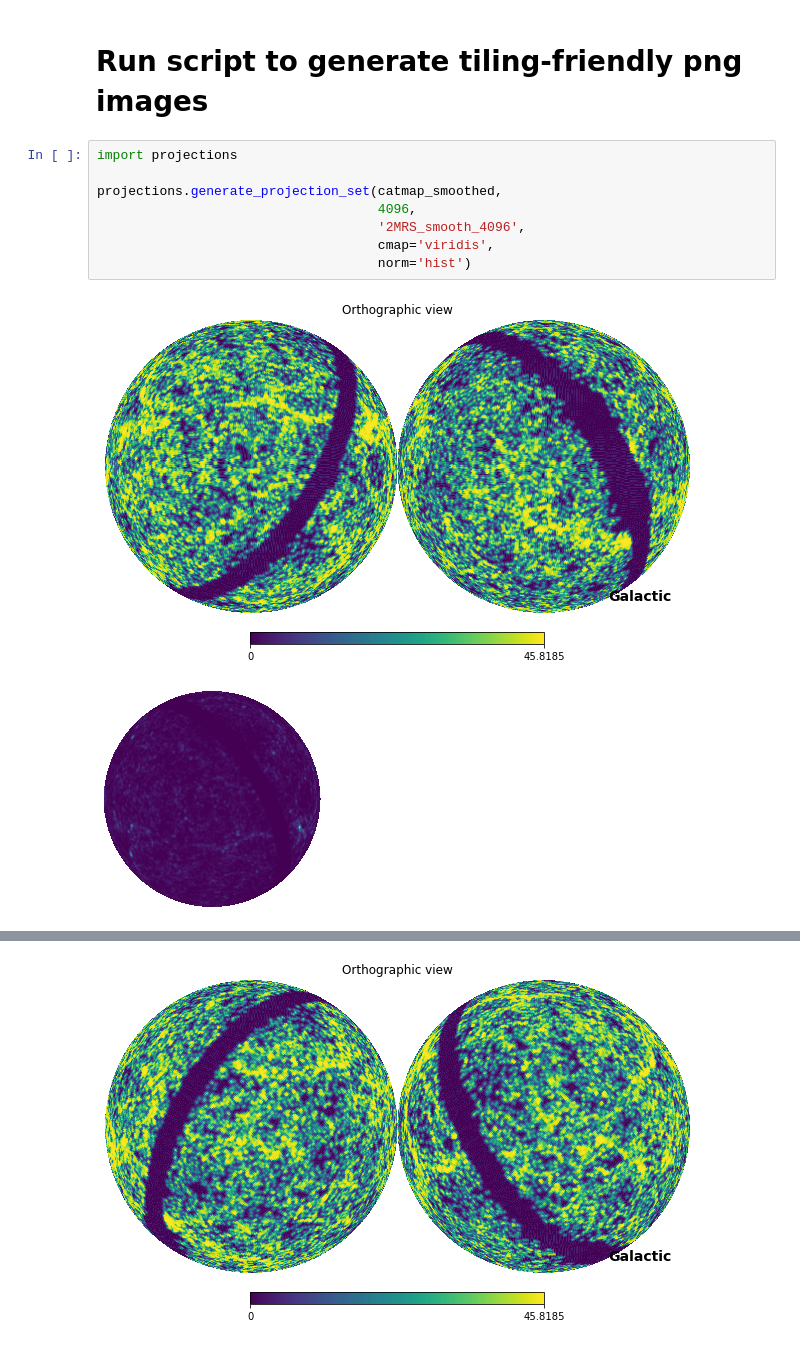
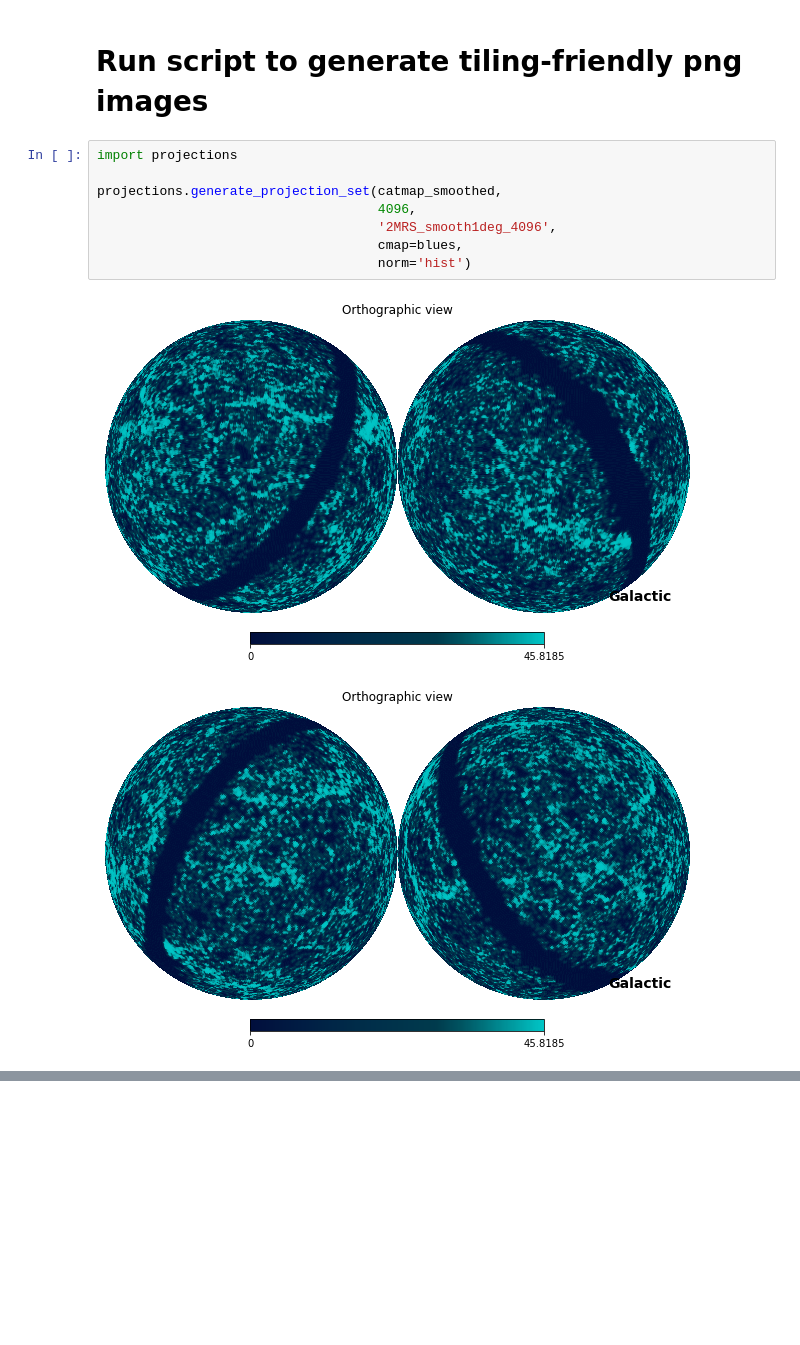
Before and after one commit to jfreudenburg/surp-skyviz, a Jupyter notebook: 2MASS_map.ipynb, the cells around one changed output, grey strips where cells are left out. Cells and saved outputs as stored; diff of their text form; blank space fills up the shorter version.

```diff
--- a/2MASS_map.ipynb
+++ b/2MASS_map.ipynb
@@ -204,11 +302,11 @@ lon: 215.00
 # %%
 import projections
 
 projections.generate_projection_set(catmap_smoothed,
                                     4096,
-                                    '2MRS_smooth_4096',
-                                    cmap='viridis',
+                                    '2MRS_smooth1deg_4096',
+                                    cmap=blues,
                                     norm='hist')
 # %% [output]
-[figure, old version]
+[figure, new version]
-[figure, old version]
+[figure, new version]
@@ -216 +313,0 @@ projections.generate_projection_set(catmap_smoothed,
-[figure, removed]
```
Also changed, not shown: parts of 5 cells of this notebook, 12 other files.
